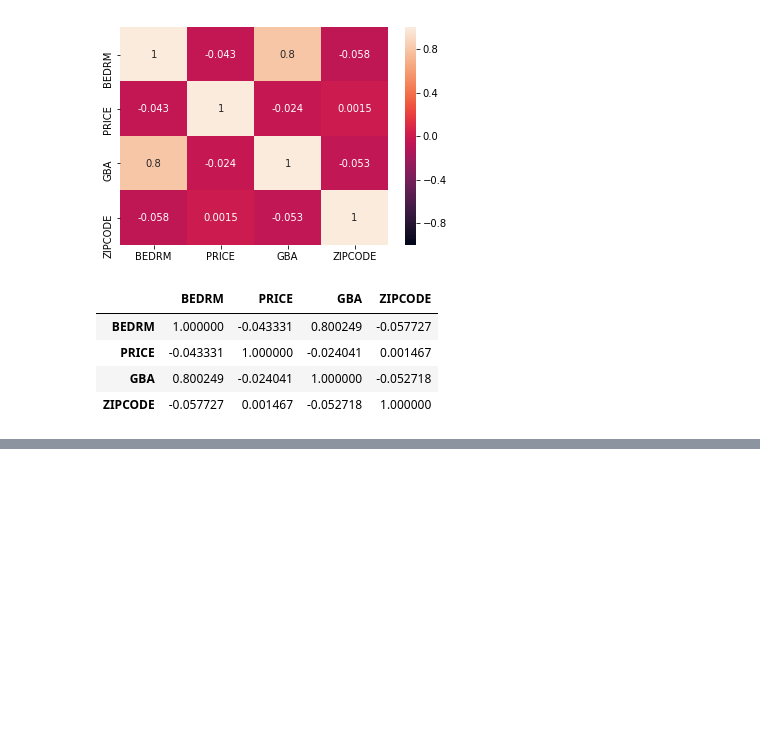
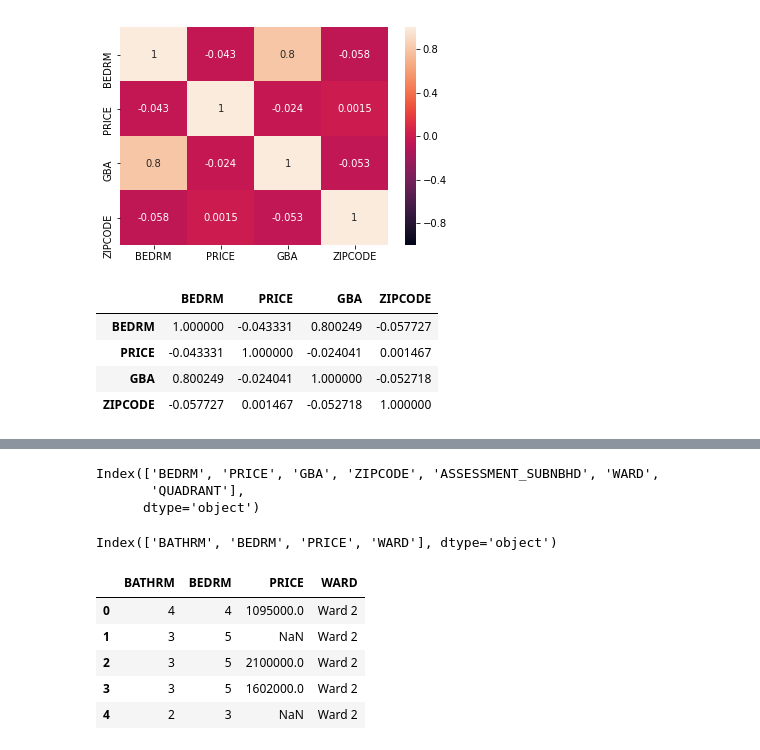
Before and after one commit to rossive/Project-1, a Jupyter notebook: Project 2-DC updated .ipynb, the cells around one changed output, grey strips where cells are left out. Cells and saved outputs as stored; diff of their text form; code cells hidden in the pictures; blank space fills up the shorter version.

```diff
--- a/Project 2-DC updated .ipynb
+++ b/Project 2-DC updated .ipynb
@@ -318,0 +360,6 @@ stats_df.corr()
+# %%
+stats_df.keys()
+# %% [output]
+Index(['BEDRM', 'PRICE', 'GBA', 'ZIPCODE', 'ASSESSMENT_SUBNBHD', 'WARD',
+       'QUADRANT'],
+      dtype='object')
@@ -318,0 +374,4 @@ stats_df.corr()
+# %%
+stats3_df.keys()
+# %% [output]
+Index(['BATHRM', 'BEDRM', 'PRICE', 'WARD'], dtype='object')
@@ -318,0 +380,9 @@ stats_df.corr()
+# %%
+dcf.head()
+# %% [output]
+|  | BATHRM | BEDRM | PRICE | WARD |
+| 0 | 4 | 4 | 1095000.0 | Ward 2 |
+| 1 | 3 | 5 | NaN | Ward 2 |
+| 2 | 3 | 5 | 2100000.0 | Ward 2 |
+| 3 | 3 | 5 | 1602000.0 | Ward 2 |
+| 4 | 2 | 3 | NaN | Ward 2 |
```
Also changed, not shown: parts of 53 cells of this notebook.
